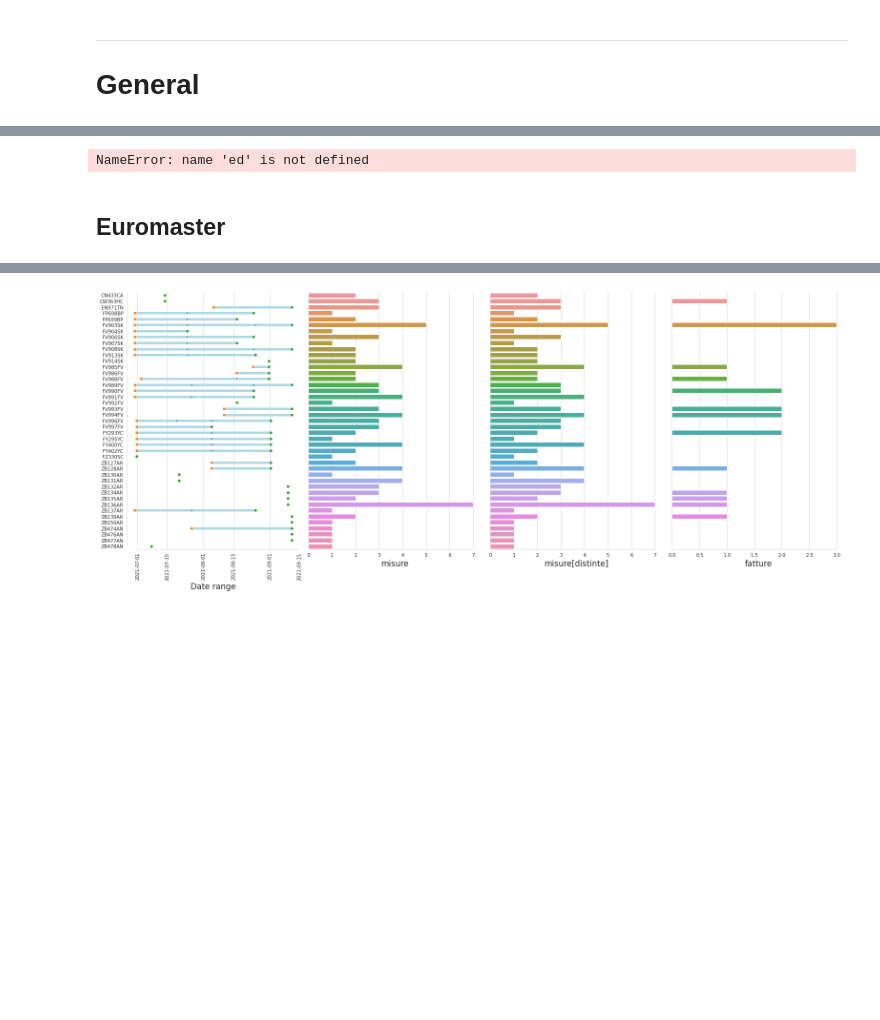
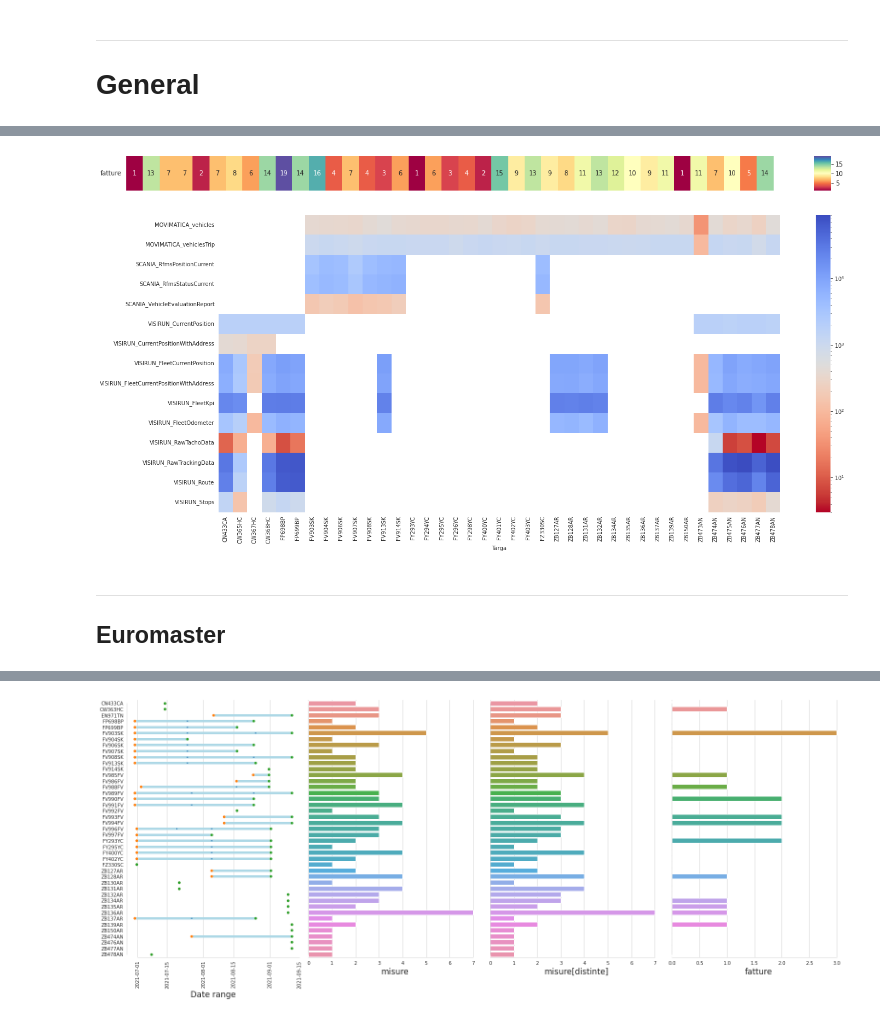
Before and after one commit to antonioalbanese/ai4trucks, a Jupyter notebook: cumulative_analysis.ipynb, the cells around one changed output, grey strips where cells are left out. Drawn from its saved outputs; the diff is of its cells as text; code cells hidden in the pictures; blank space fills up the shorter version.

```diff
--- a/cumulative_analysis.ipynb
+++ b/cumulative_analysis.ipynb
@@ -35,26 +27,3 @@ display(veicoli.head(), fatture.head())
 # %% [markdown]
 ---
 # General
-# %%
-res_df = pd.DataFrame([])
-for dt in tqdm(sorted(Path("dataset").glob("*csv"))):
-    tmp = pd.read_csv(dt)
-    if "filename" in tmp.columns:
-        tmp = tmp.drop("filename", axis=1)
-    all_samp = tmp.shape[0]
-    tmp = tmp.drop_duplicates()
-    single_val = [c for c in tmp.columns if len(tmp[c].unique()) <= 1]
-    id_like = [c for c in tmp.columns if len(tmp[c].unique()) == len(tmp)]
-
-    res_df = res_df.append({
-        "nome fornitore": dt.stem.split("_")[0],
-        "folder": dt.stem.split("_")[-1],
-        "Tipo dato": None,
-        "Veicoli monitorati": len(tmp.plate.unique()) if "plate" in tmp.columns else None,
-        "Samples": all_samp,
-        "Samples diversi": tmp.shape[0],
-        "Tot variabili": tmp.shape[1],
-        "Nulle o costanti": len(single_val),
-        "Id_like": len(id_like),
-        "Utilizzabili": tmp.shape[1] - len(id_like) - len(single_val),
-    }, ignore_index=True)
@@ -61,2 +137,21 @@ for dt in tqdm(sorted(Path("dataset").glob("*csv"))):
+# %%
+ignore_f = ["fatture", "BSMART_transactions", "EUROMASTER_GetDossiers", "IP", 'VISIRUN_FleetCurrentPositionWithAddressOLd', 'VISIRUN_FleetOdometerOld']
+view = num_df[num_df.drop(ignore_f, axis=1).count(axis=1) > 0].drop(ignore_f, axis=1)
+
+fig0, ax0 = plt.subplots(figsize=(23,1))
+sns.heatmap(num_df[num_df.drop(ignore_f, axis=1).count(axis=1) > 0].fatture.to_frame().T,
+            ax=ax0, cmap="Spectral", annot=True, cbar_kws={"aspect": 2}
+           )
+# ax0.get_xaxis().set_ticks([])
+ax0.get_xaxis().set_visible(False)
+ax0.tick_params(axis='y', rotation=0)
+plt.show()
+
+fig, ax = plt.subplots(figsize=(23,10))
+sns.heatmap(view.T.sort_index(), ax=ax, norm=LogNorm(), cmap="coolwarm_r")
+plt.show()
+# %% [output]
+[figure, added]
+[figure, added]
 # %%
 res_df.to_csv("data.csv")
@@ -97,12 +158,5 @@ def read_data(path):
-# %%
-tables_to_scan = ["dataset/MOVIMATICA_vehicles.csv", "dataset/SCANIA_VehicleEvaluationReport.csv, dataset/VISIRUN_CurrentPosition.csv"]
-tables_to_scan = [Path(p) for p in tables_to_scan]
-ds = {}
-for path in tqdm(tables_to_scan):
-    ds[path.stem] = read_data(path)
-# %% [output]
-NameError: name 'ed' is not defined
 # %% [markdown]
+---
 ## Euromaster
 # %%
 df_E = pd.read_csv("dataset/EUROMASTER_GetDossiers.csv", index_col=0)
```
Also changed, not shown: parts of 22 cells of this notebook, 4 other files.
